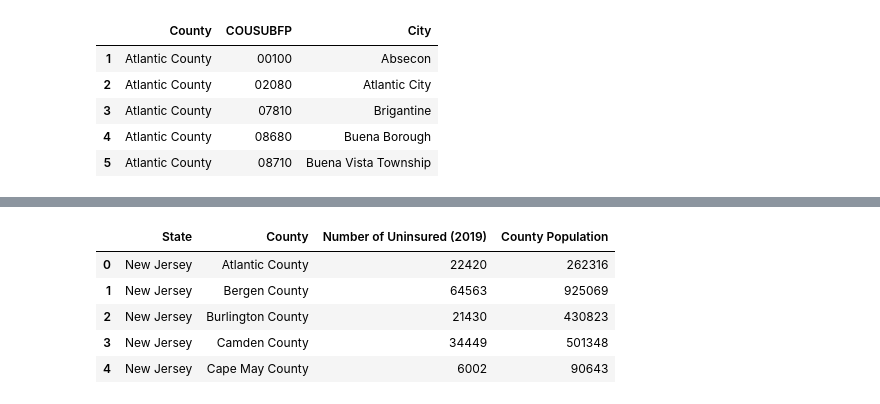
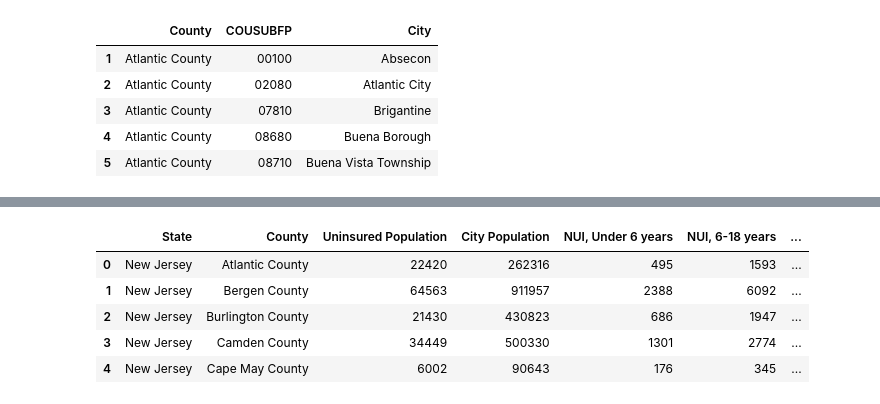
Before and after one commit to Myself1214/Pushing-P-Breakers, a Jupyter notebook: Code/Capstone_Project_ETL.ipynb, the cells around one changed output, grey strips where cells are left out. Saved outputs shown, nothing was run; the diff lists cells and outputs as text; code cells hidden in the pictures.

```diff
--- a/Code/Capstone_Project_ETL.ipynb
+++ b/Code/Capstone_Project_ETL.ipynb
@@ -388,0 +462,7 @@ display(master_df)
+# %%
+# Create City_info Dataframe by merging based on State, County, and City Columns
+
+merge1 = Unemployment_cities.join(Income_cities, ['State','City','County'], 'inner')
+City_info = merge1.join(Uninsured_cities, ['State','City','County'], 'inner')
+
+display(City_info)
@@ -454,9 +552,6 @@ merge1['State'] = 'New Jersey'
 
 merge1 = merge1[['State','County','City','geometry']]
 
-# Sort by Cities alphabetically
-merge1 = merge1.sort_values('City', ascending=True)
-
 merge1.head()
 # %% [output]
 [interactive output not drawn]
@@ -470,17 +565,13 @@ merge1.head()
 # Merge Geodata with df
 # Convert df to pandas dataframe
 
-df = master_df.toPandas()
-
-# Sort by Cities alphabetically
-df = df.sort_values('City', ascending=True)
+df = City_info.toPandas()
 
 # Add Geometry to df from merge1 (both have the same number of rows and they're ordered alphabetically by city)
-df['geometry'] = merge1['geometry']
+df = df.merge(merge1, how = 'inner', on = ['State', 'County', 'City'])
 
 # Convert to Geodataframe
-df = gpd.GeoDataFrame(df, geometry=df['geometry'])
-
+df = gpd.GeoDataFrame(df, geometry = df['geometry'])
 df.head()
 # %% [output]
 [interactive output not drawn]
@@ -586,48 +682,53 @@ from pyspark.sql.functions import rtrim
 from pyspark.sql.types import IntegerType
 
 # Read sahie_2019.csv into Pandas DataFrame (Skip first 79 Rows)
-SAHIE = pd.read_csv('/dbfs/mnt/pushing-p-breakers/sahie_2019.csv', skiprows=79, low_memory = False)
+SAHIE = pd.read_csv('/dbfs/mnt/pushing-p-breakers/NJ Healthcare Data/sahie_2019.csv', skiprows=79, low_memory = False)
 
 
 # Convert Pandas DataFrame to Spark DataFrame
 SAHIE = spark.createDataFrame(SAHIE)
 
 # Strip empty spaces from state_name and county_name columns
 SAHIE = SAHIE.withColumn('state_name', rtrim(SAHIE.state_name))
 SAHIE = SAHIE.withColumn('county_name', rtrim(SAHIE.county_name))
 
 
 # Filter to only show counties in New Jersey and totals per county
 SAHIE = SAHIE.filter(SAHIE.state_name == 'New Jersey')
 SAHIE = SAHIE.filter(SAHIE.agecat == '0')
 SAHIE = SAHIE.filter(SAHIE.racecat == '0')
 SAHIE = SAHIE.filter(SAHIE.sexcat == '0')
 SAHIE = SAHIE.filter(SAHIE.iprcat == '0')
 SAHIE = SAHIE.filter(SAHIE.geocat == '50')
 
 # Rename Columns
-SAHIE = SAHIE.withColumnRenamed('state_name','State').withColumnRenamed('county_name','County').withColumnRenamed('NUI', 'Number of Uninsured (2019)')
+SAHIE = SAHIE.withColumnRenamed('state_name','State').withColumnRenamed('county_name','County').withColumnRenamed('NUI', 'Uninsured Population')
 
 # Select Columns of Interest
-SAHIE = SAHIE.select(['State', 'County', 'Number of Uninsured (2019)'])
+SAHIE = SAHIE.select(['State', 'County', 'Uninsured Population'])
 
 # Add County Population Column
 SAHIE = SAHIE.toPandas()
 
-# Get Population Data
-Population = df.groupby(['State','County'])['City Population'].sum().reset_index()
+Unemployment = Unemployment_counties.toPandas()
 
-SAHIE['County Population'] = Population['City Population'].copy()
+# Get Uninsured_counties Data by aggregating City_info data to get values per NJ County
+Uninsured_counties = df.drop(['geometry','Uninsured Population',
+                              'Unemployment Rate (16 & Over)', 'Median Household Income'],axis=1).groupby(['State','County']).sum().reset_index()
+
+# Merge SAHIE with Uninsured_counties and Unemployment_counties
+merge1 = Uninsured_counties.merge(Unemployment, how = 'inner', on = ['State','County'])
+SAHIE = SAHIE.merge(merge1, how = 'inner', on = ['State','County'])
 
 SAHIE.head()
 # %% [output]
 [interactive output not drawn]
-|  | State | County | Number of Uninsured (2019) | County Population |
-| 0 | New Jersey | Atlantic County | 22420 | 262316 |
-| 1 | New Jersey | Bergen County | 64563 | 925069 |
-| 2 | New Jersey | Burlington County | 21430 | 430823 |
-| 3 | New Jersey | Camden County | 34449 | 501348 |
-| 4 | New Jersey | Cape May County | 6002 | 90643 |
+|  | State | County | Uninsured Population | City Population | NUI, Under 6 years | NUI, 6-18 years | ... |
+| 0 | New Jersey | Atlantic County | 22420 | 262316 | 495 | 1593 | ... |
+| 1 | New Jersey | Bergen County | 64563 | 911957 | 2388 | 6092 | ... |
+| 2 | New Jersey | Burlington County | 21430 | 430823 | 686 | 1947 | ... |
+| 3 | New Jersey | Camden County | 34449 | 500330 | 1301 | 2774 | ... |
+| 4 | New Jersey | Cape May County | 6002 | 90643 | 176 | 345 | ... |
 # %%
 # Read County Shapefile into GeoDataFrame
 county_shape = gpd.read_file('/dbfs/mnt/pushing-p-breakers/NJ County Shapefiles/County_Boundaries_of_NJ.shp')
```
Also changed, not shown: parts of 15 cells of this notebook, 15 other files.
